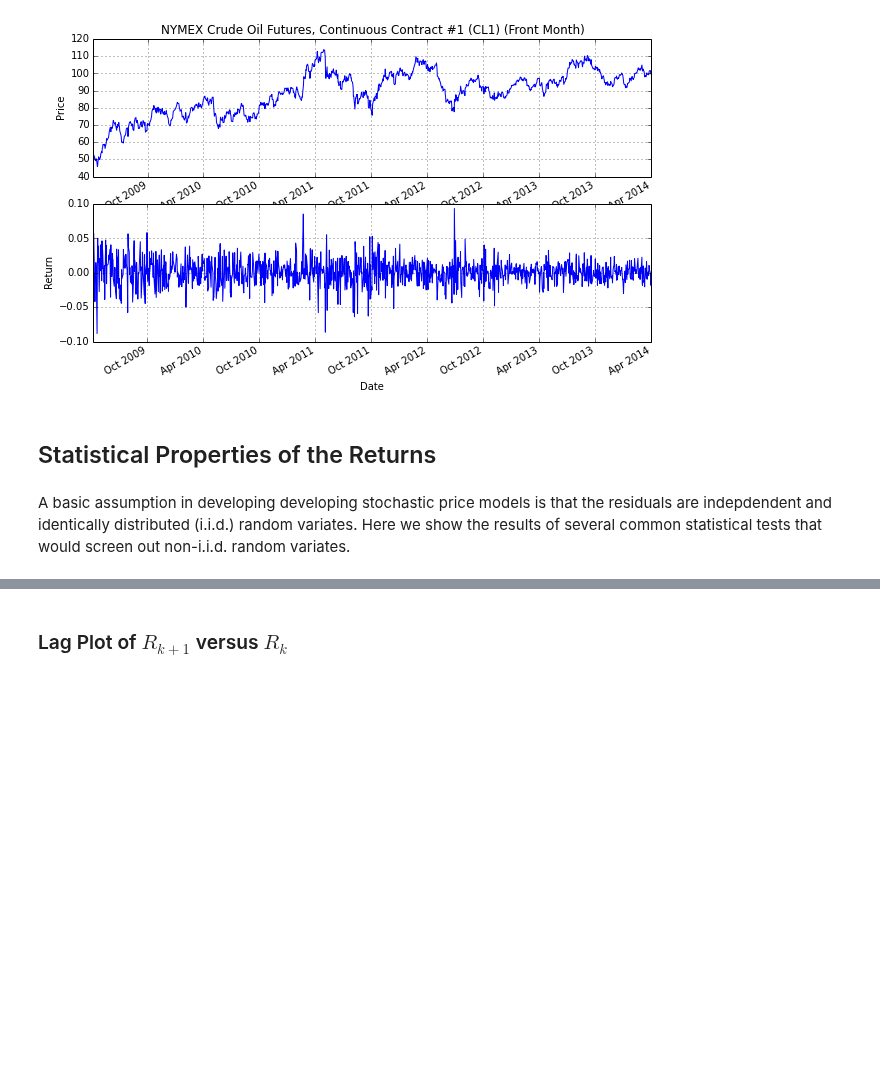
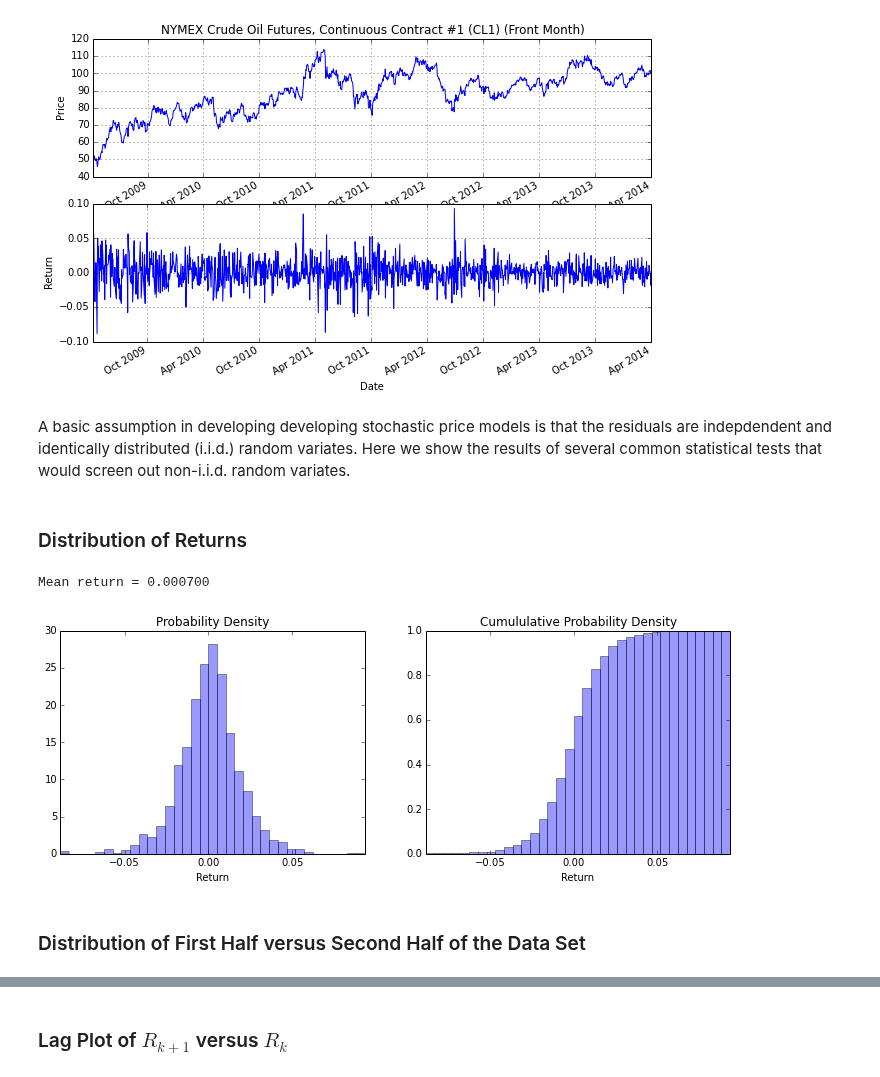
Before and after one commit to jckantor/CBE40455, a Jupyter notebook: notebooks/Stochastic Price Models.ipynb, the cells around one changed output, grey strips where cells are left out. Drawn from its saved outputs; the diff is of its cells as text; code cells hidden in the pictures; blank space fills up the shorter version.

```diff
--- a/notebooks/Stochastic Price Models.ipynb
+++ b/notebooks/Stochastic Price Models.ipynb
@@ -122,4 +120,28 @@ df = pd.DataFrame({'S':S,'R':R}, index = R.index)
-# %% [markdown]
-## Statistical Properties of the Returns
 # %% [markdown]
 A basic assumption in developing developing stochastic price models is that the residuals are indepdendent and identically distributed (i.i.d.) random variates.  Here we show the results of several common statistical tests that would screen out non-i.i.d. random variates.
+# %% [markdown]
+### Distribution of Returns
+# %%
+figure(figsize=(12,4))
+
+subplot(1,2,1)
+hist(R, normed=True, bins = int(sqrt(len(R))),alpha=0.4)
+title('Probability Density')
+xlabel('Return')
+xlim((min(R), max(R)))
+
+subplot(1,2,2)
+hist(R, normed=True, cumulative=True, bins = int(sqrt(len(R))), alpha=0.4)
+title('Cumululative Probability Density')
+xlabel('Return')
+xlim((min(R), max(R)));
+ylim(0,1)
+
+a = R.mean()
+b = R.std()
+print 'Mean return = {:8.6f}'.format(a)
+# %% [output]
+Mean return = 0.000700
+[figure, added]
+# %% [markdown]
+### Distribution of First Half versus Second Half of the Data Set
```
Also changed, not shown: parts of 13 cells of this notebook.
